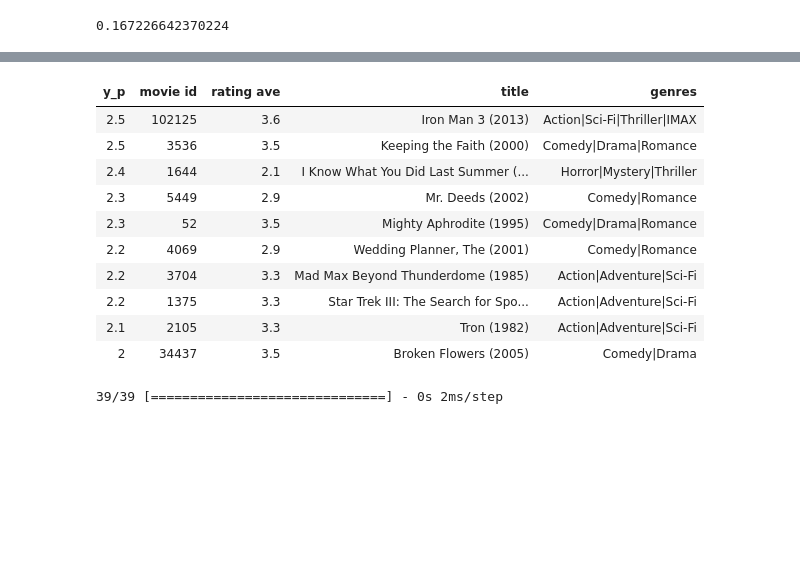
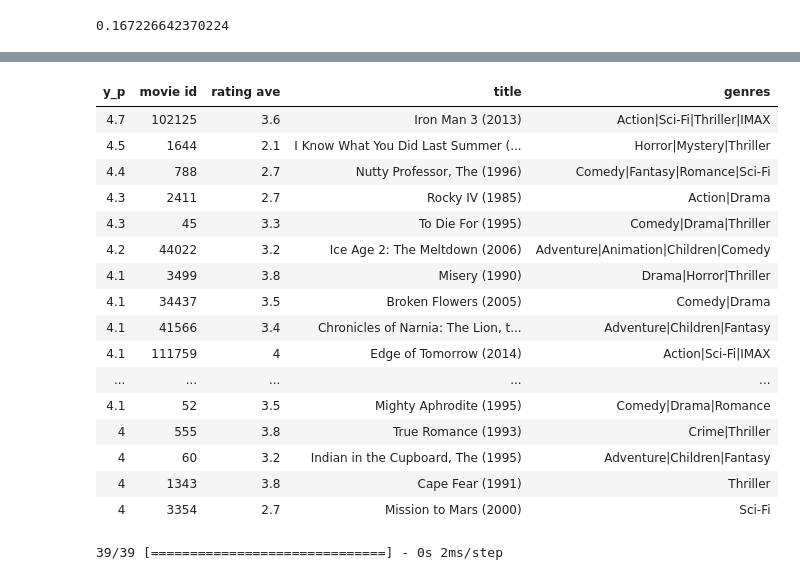
Before and after one commit to sewarslan/final_project, a Jupyter notebook: movie_recommender/model_testing.ipynb, the cells around one changed output, grey strips where cells are left out. Drawn from its saved outputs; the diff is of its cells as text; code cells hidden in the pictures; blank space fills up the shorter version.

```diff
--- a/movie_recommender/model_testing.ipynb
+++ b/movie_recommender/model_testing.ipynb
@@ -101,27 +101,27 @@ model.evaluate([user_test[:, u_s:], item_test[:, i_s:]], y_test)
 0.167226642370224
 # %%
 new_user_id = 5000
-new_rating_ave = 4.0
+new_rating_ave = 5.0
 new_action = 5.0
-new_adventure = 3.0
-new_animation = 0.0
-new_childrens = 0.0
-new_comedy = 0.0
-new_crime = 0.0
-new_documentary = 0.0
-new_drama = 0.0
+new_adventure = 5.0
+new_animation = 0.5
+new_childrens = 1.0
+new_comedy = 0.5
+new_crime = 4.5
+new_documentary = 2.0
+new_drama = 0.5
 new_fantasy = 5.0
-new_filmnoir = 0.0 ##
-new_horror = 4.0
-new_imax = 0.0 ##
-new_musical = 0.0 ##
-new_mystery = 0.0
-new_romance = 0.0
-new_scifi = 0.0
+new_filmnoir = 3.5 ##
+new_horror = 5.0
+new_imax = 0.5 ##
+new_musical = 0.5 ##
+new_mystery = 3.0
+new_romance = 0.5
+new_scifi = 2.0
 new_thriller = 5.0
-new_western = 0.0 ##
-new_war = 0.0 ##
-new_rating_count = 7
+new_war = 5.0 ##
+new_western = 0.5 ##
+new_rating_count = 100
 #user id,rating count,rating ave,Action,Adventure,Animation,Children,Comedy,Crime,Documentary,Drama,Fantasy,***film-noir**Horror,**imax**,***musical***Mystery,Romance,Sci-Fi,Thriller***war***,***western***
 
 user_vec = np.array([[new_user_id, new_rating_count, new_rating_ave,
@@ -150,5 +150,5 @@ sorted_index = np.argsort(-y_pu,axis=0).reshape(-1).tolist()  #negate to get lar
 sorted_ypu   = y_pu[sorted_index]
 sorted_items = item_vecs[sorted_index]  #using unscaled vectors for display
 
-print_pred_movies(sorted_ypu, sorted_items, movie_dict, maxcount = 10)
+print_pred_movies(sorted_ypu, sorted_items, movie_dict, maxcount = 20)
 # %% [output]
@@ -156,14 +156,20 @@ print_pred_movies(sorted_ypu, sorted_items, movie_dict, maxcount = 10)
 | y_p | movie id | rating ave | title | genres |
-| 2.5 | 102125 | 3.6 | Iron Man 3 (2013) | Action|Sci-Fi|Thriller|IMAX |
-| 2.5 | 3536 | 3.5 | Keeping the Faith (2000) | Comedy|Drama|Romance |
-| 2.4 | 1644 | 2.1 | I Know What You Did Last Summer (... | Horror|Mystery|Thriller |
-| 2.3 | 5449 | 2.9 | Mr. Deeds (2002) | Comedy|Romance |
-| 2.3 | 52 | 3.5 | Mighty Aphrodite (1995) | Comedy|Drama|Romance |
-| 2.2 | 4069 | 2.9 | Wedding Planner, The (2001) | Comedy|Romance |
-| 2.2 | 3704 | 3.3 | Mad Max Beyond Thunderdome (1985) | Action|Adventure|Sci-Fi |
-| 2.2 | 1375 | 3.3 | Star Trek III: The Search for Spo... | Action|Adventure|Sci-Fi |
-| 2.1 | 2105 | 3.3 | Tron (1982) | Action|Adventure|Sci-Fi |
-| 2 | 34437 | 3.5 | Broken Flowers (2005) | Comedy|Drama |
+| 4.7 | 102125 | 3.6 | Iron Man 3 (2013) | Action|Sci-Fi|Thriller|IMAX |
+| 4.5 | 1644 | 2.1 | I Know What You Did Last Summer (... | Horror|Mystery|Thriller |
+| 4.4 | 788 | 2.7 | Nutty Professor, The (1996) | Comedy|Fantasy|Romance|Sci-Fi |
+| 4.3 | 2411 | 2.7 | Rocky IV (1985) | Action|Drama |
+| 4.3 | 45 | 3.3 | To Die For (1995) | Comedy|Drama|Thriller |
+| 4.2 | 44022 | 3.2 | Ice Age 2: The Meltdown (2006) | Adventure|Animation|Children|Comedy |
+| 4.1 | 3499 | 3.8 | Misery (1990) | Drama|Horror|Thriller |
+| 4.1 | 34437 | 3.5 | Broken Flowers (2005) | Comedy|Drama |
+| 4.1 | 41566 | 3.4 | Chronicles of Narnia: The Lion, t... | Adventure|Children|Fantasy |
+| 4.1 | 111759 | 4 | Edge of Tomorrow (2014) | Action|Sci-Fi|IMAX |
+| ... | ... | ... | ... | ... |
+| 4.1 | 52 | 3.5 | Mighty Aphrodite (1995) | Comedy|Drama|Romance |
+| 4 | 555 | 3.8 | True Romance (1993) | Crime|Thriller |
+| 4 | 60 | 3.2 | Indian in the Cupboard, The (1995) | Adventure|Children|Fantasy |
+| 4 | 1343 | 3.8 | Cape Fear (1991) | Thriller |
+| 4 | 3354 | 2.7 | Mission to Mars (2000) | Sci-Fi |
 # %%
 uid = 1
 # form a set of user vectors. This is the same vector, transformed and repeated.
```
Also changed, not shown: parts of 1 cell of this notebook, 2 other files.
